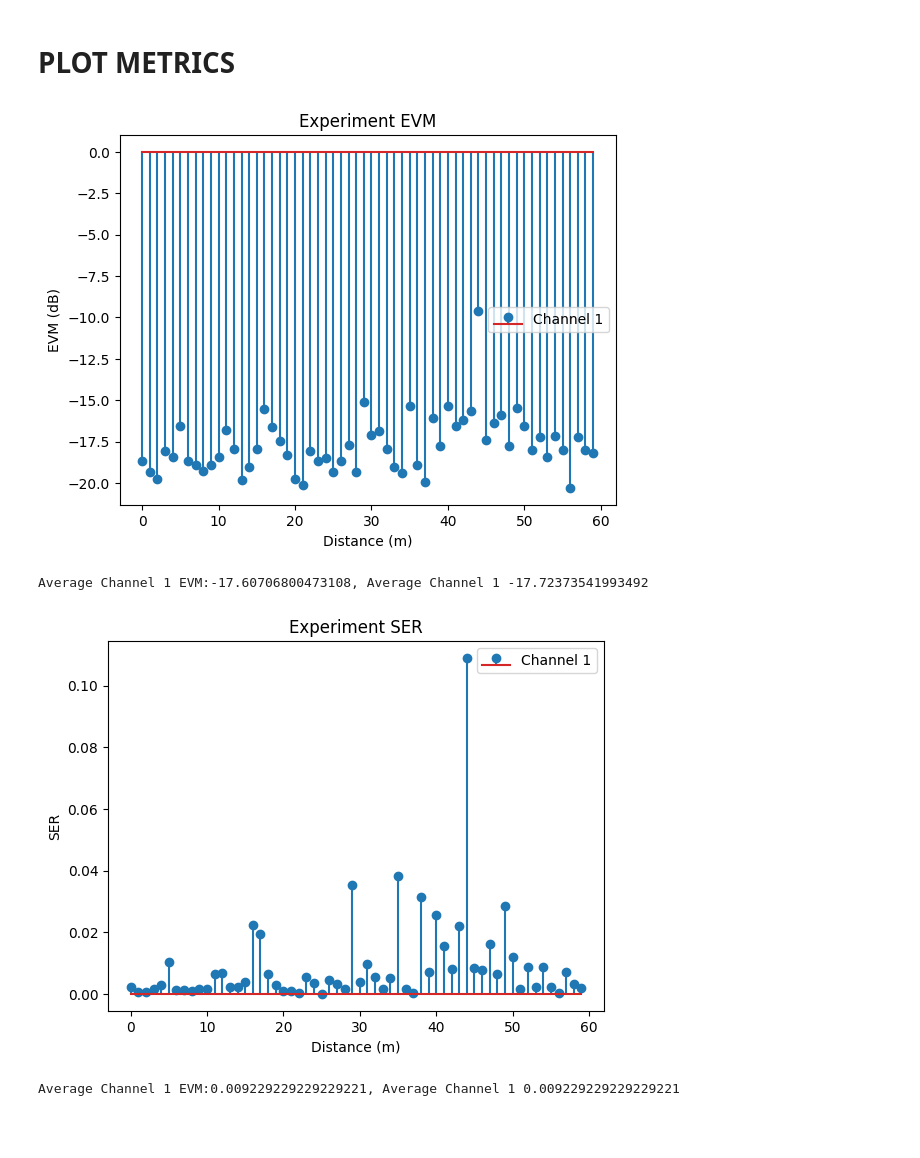
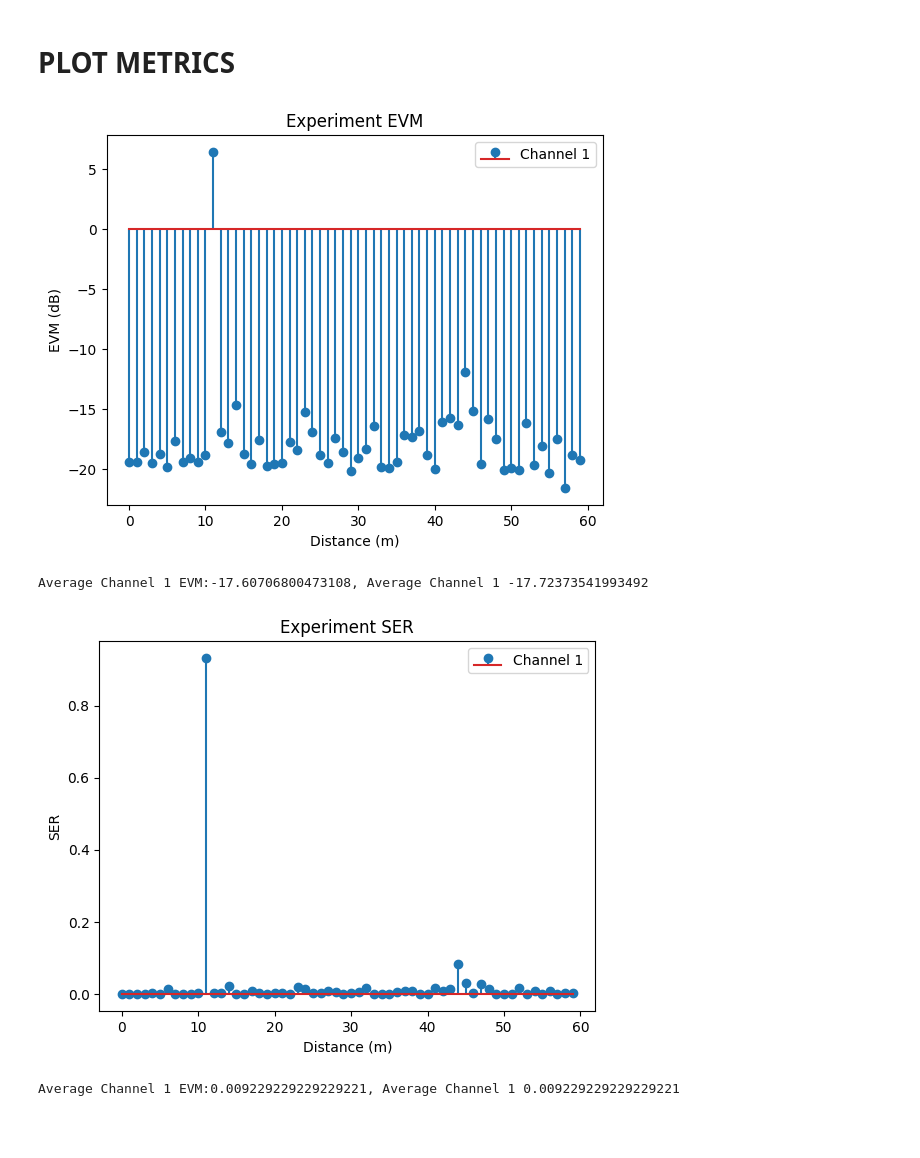
Before and after one commit to osherlock1/OFDM-Sense, a Jupyter notebook: notebooks/experiment_plotter.ipynb, the cells around one changed output. Saved outputs shown, nothing was run; the diff lists cells and outputs as text; code cells hidden in the pictures.

```diff
--- a/notebooks/experiment_plotter.ipynb
+++ b/notebooks/experiment_plotter.ipynb
@@ -154,28 +198,28 @@ plt.show()
 # %%
 
 plt.figure()
 
 #plt.stem(evm0, label = "Channel 0")
-plt.stem(evm1, label = "Channel 1")
+plt.stem(evm2, label = "Channel 1")
 plt.legend()
 plt.title("Experiment EVM")
 plt.xlabel("Distance (m)")
 plt.ylabel("EVM (dB)")
 plt.show()
 
 average_evm0 = np.average(evm0)
 average_evm1 = np.average(evm1)
 
 print(f"Average Channel 1 EVM:{average_evm0}, Average Channel 1 {average_evm1}")
 # %% [output]
-[figure, old version]
+[figure, new version]
 Average Channel 1 EVM:-17.60706800473108, Average Channel 1 -17.72373541993492
 # %%
 
 plt.figure()
 
 #plt.stem(ser0, label = "Channel 0")
-plt.stem(ser1, label = "Channel 1")
+plt.stem(ser2, label = "Channel 1")
 plt.legend()
 plt.title("Experiment SER")
 plt.xlabel("Distance (m)")
@@ -187,7 +231,7 @@ average_ser1 = np.average(ser1)
 
 print(f"Average Channel 1 EVM:{average_ser1}, Average Channel 1 {average_ser1}")
 # %% [output]
-[figure, old version]
+[figure, new version]
 Average Channel 1 EVM:0.009229229229229221, Average Channel 1 0.009229229229229221
 # %% [markdown]
 #
```
Also changed, not shown: parts of 4 cells of this notebook.
